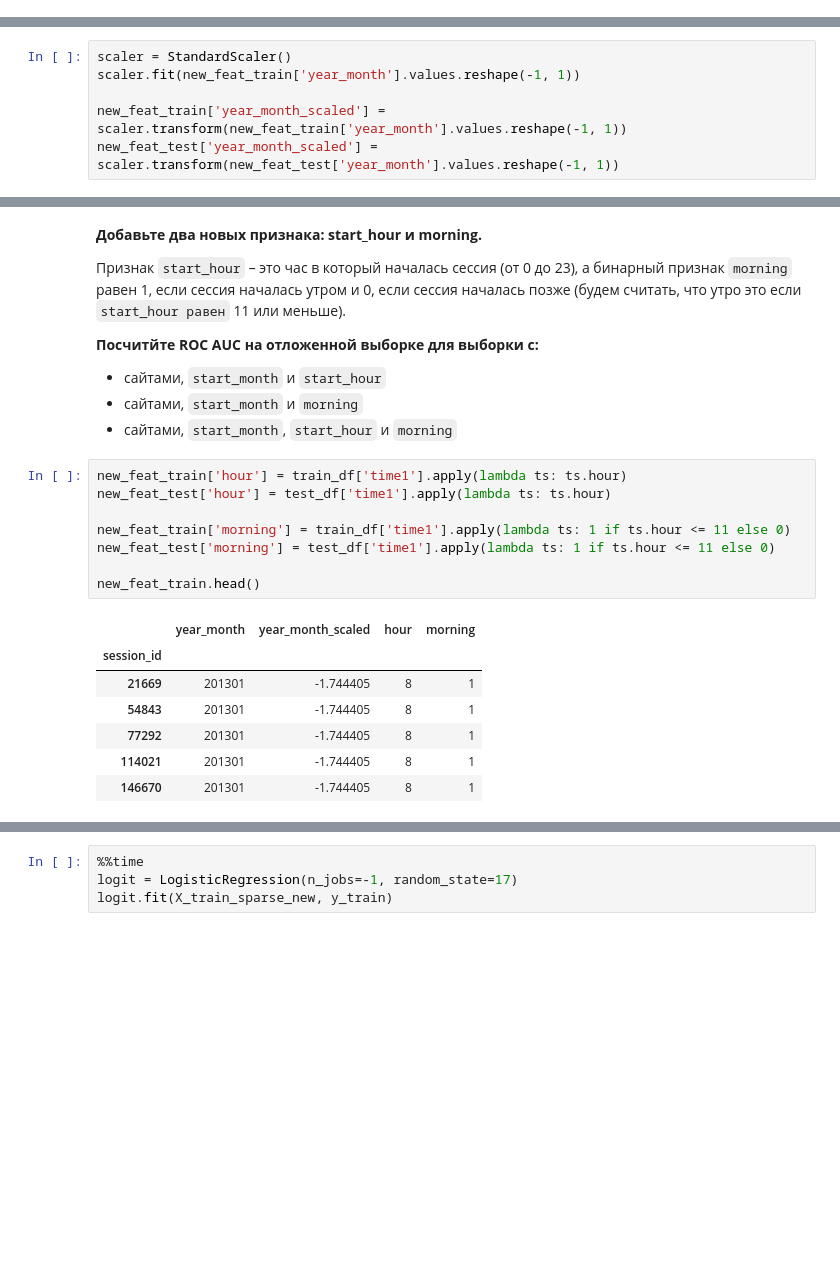
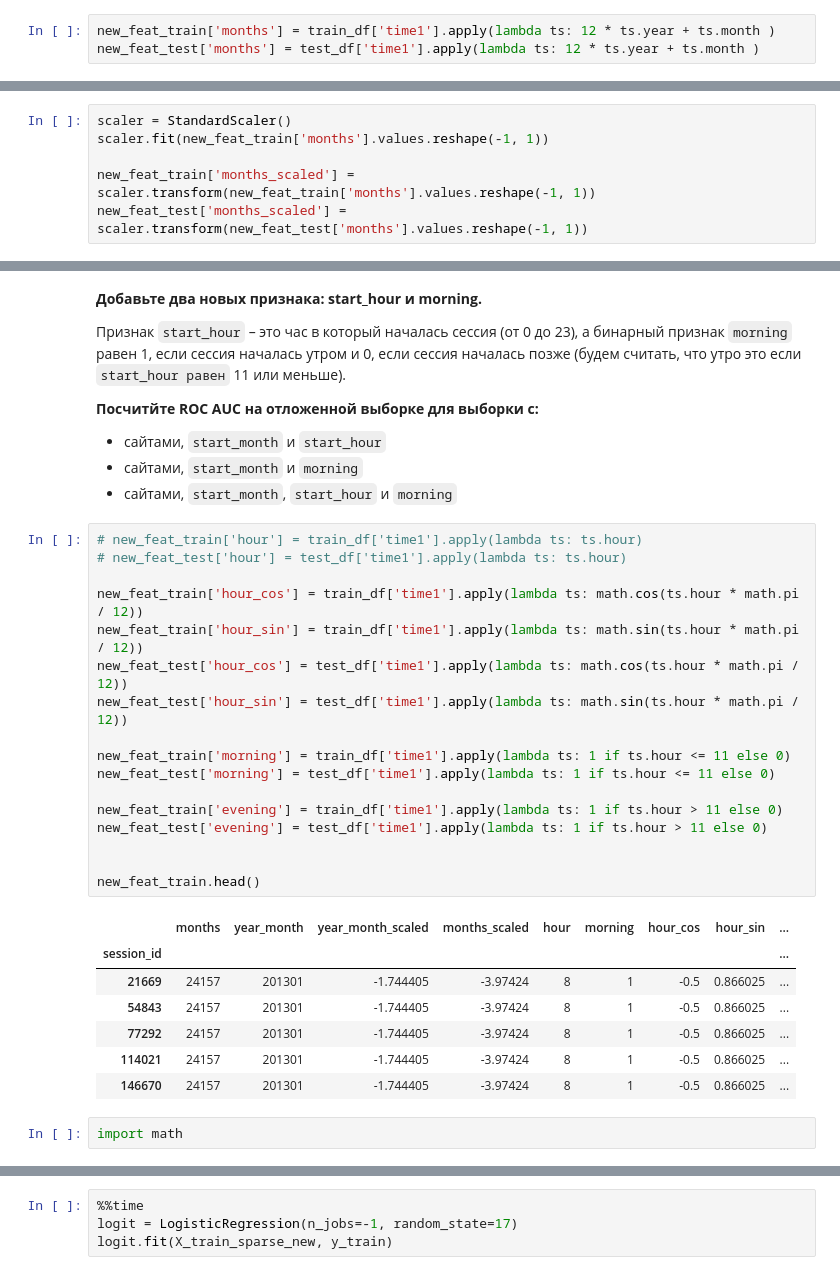
Before and after one commit to x-raizor/mlcourse_open, a Jupyter notebook: jupyter_notebooks/topic04_linear_models/lesson4_practice_alice_by_andrew.ipynb, the cells around one changed output, grey strips where cells are left out. Saved outputs shown, nothing was run; the diff lists cells and outputs as text; blank space fills up the shorter version.

```diff
--- a/jupyter_notebooks/topic04_linear_models/lesson4_practice_alice_by_andrew.ipynb
+++ b/jupyter_notebooks/topic04_linear_models/lesson4_practice_alice_by_andrew.ipynb
@@ -217,0 +231,3 @@ new_feat_train.head()
+# %%
+new_feat_train['months'] = train_df['time1'].apply(lambda ts: 12 * ts.year + ts.month )
+new_feat_test['months'] = test_df['time1'].apply(lambda ts: 12 * ts.year + ts.month )
@@ -218,9 +252,9 @@ new_feat_train.head()
 # %%
 scaler = StandardScaler()
-scaler.fit(new_feat_train['year_month'].values.reshape(-1, 1))
+scaler.fit(new_feat_train['months'].values.reshape(-1, 1))
 
-new_feat_train['year_month_scaled'] = scaler.transform(new_feat_train['year_month'].values.reshape(-1, 1))
-new_feat_test['year_month_scaled'] = scaler.transform(new_feat_test['year_month'].values.reshape(-1, 1))
+new_feat_train['months_scaled'] = scaler.transform(new_feat_train['months'].values.reshape(-1, 1))
+new_feat_test['months_scaled'] = scaler.transform(new_feat_test['months'].values.reshape(-1, 1))
 # %%
 new_feat_train.head()
 # %% [output]
@@ -253,21 +287,32 @@ Wall time: 3.02 s
 - сайтами, `start_month` и `morning`
 - сайтами, `start_month`, `start_hour` и `morning`
 # %%
-new_feat_train['hour'] = train_df['time1'].apply(lambda ts: ts.hour)
-new_feat_test['hour'] = test_df['time1'].apply(lambda ts: ts.hour)
+# new_feat_train['hour'] = train_df['time1'].apply(lambda ts: ts.hour)
+# new_feat_test['hour'] = test_df['time1'].apply(lambda ts: ts.hour)
+
+new_feat_train['hour_cos'] = train_df['time1'].apply(lambda ts: math.cos(ts.hour * math.pi / 12))
+new_feat_train['hour_sin'] = train_df['time1'].apply(lambda ts: math.sin(ts.hour * math.pi / 12))
+new_feat_test['hour_cos'] = test_df['time1'].apply(lambda ts: math.cos(ts.hour * math.pi / 12))
+new_feat_test['hour_sin'] = test_df['time1'].apply(lambda ts: math.sin(ts.hour * math.pi / 12))
 
 new_feat_train['morning'] = train_df['time1'].apply(lambda ts: 1 if ts.hour <= 11 else 0)
 new_feat_test['morning'] = test_df['time1'].apply(lambda ts: 1 if ts.hour <= 11 else 0)
 
+new_feat_train['evening'] = train_df['time1'].apply(lambda ts: 1 if ts.hour > 11 else 0)
+new_feat_test['evening'] = test_df['time1'].apply(lambda ts: 1 if ts.hour > 11 else 0)
+
+
 new_feat_train.head()
 # %% [output]
-|  | year_month | year_month_scaled | hour | morning |
-| session_id |  |  |  |  |
-| 21669 | 201301 | -1.744405 | 8 | 1 |
-| 54843 | 201301 | -1.744405 | 8 | 1 |
-| 77292 | 201301 | -1.744405 | 8 | 1 |
-| 114021 | 201301 | -1.744405 | 8 | 1 |
-| 146670 | 201301 | -1.744405 | 8 | 1 |
+|  | months | year_month | year_month_scaled | months_scaled | hour | morning | hour_cos | hour_sin | ... |
+| session_id |  |  |  |  |  |  |  |  | ... |
+| 21669 | 24157 | 201301 | -1.744405 | -3.97424 | 8 | 1 | -0.5 | 0.866025 | ... |
+| 54843 | 24157 | 201301 | -1.744405 | -3.97424 | 8 | 1 | -0.5 | 0.866025 | ... |
+| 77292 | 24157 | 201301 | -1.744405 | -3.97424 | 8 | 1 | -0.5 | 0.866025 | ... |
+| 114021 | 24157 | 201301 | -1.744405 | -3.97424 | 8 | 1 | -0.5 | 0.866025 | ... |
+| 146670 | 24157 | 201301 | -1.744405 | -3.97424 | 8 | 1 | -0.5 | 0.866025 | ... |
+# %%
+import math
 # %%
 scaler = StandardScaler()
 scaler.fit(new_feat_train['hour'].values.reshape(-1, 1))
```
Also changed, not shown: parts of 14 cells of this notebook, 2 other files.
